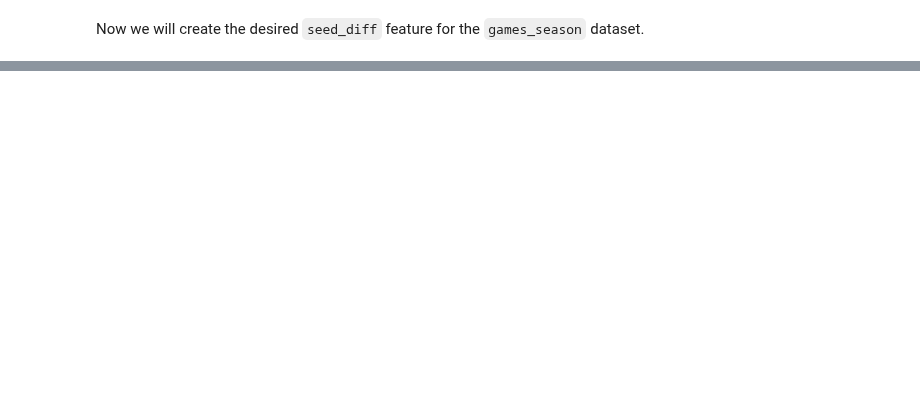
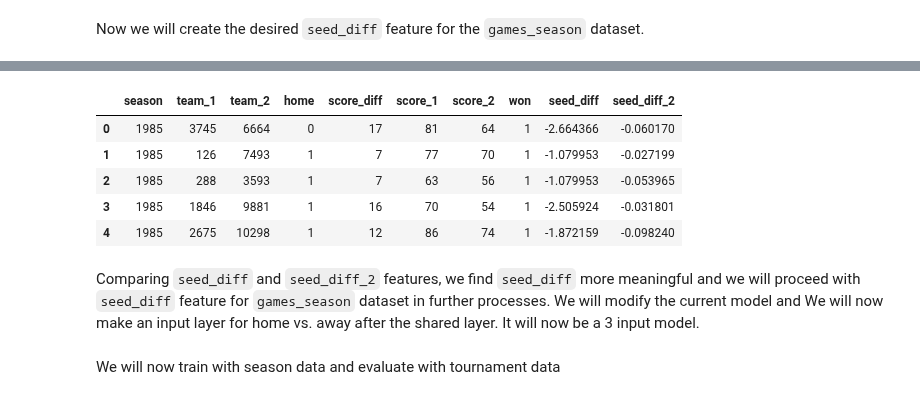
Before and after one commit to syednayeemridwan/data-science-projects, a Jupyter notebook: Basketball Game Output Prediction/Basketball ML.ipynb, the cells around one changed output, grey strips where cells are left out. Saved outputs shown, nothing was run; the diff lists cells and outputs as text; code cells hidden in the pictures; blank space fills up the shorter version.

```diff
--- a/Basketball Game Output Prediction/Basketball ML.ipynb
+++ b/Basketball Game Output Prediction/Basketball ML.ipynb
@@ -133,0 +218,9 @@ games_season.head()
+# %%
+# Get the team_1 column from the regular season data
+input_1 = games_tourney["team_1"]
+
+# Get the team_2 column from the regular season data
+input_2 = games_tourney["team_2"]
+
+# Fit the model to input 1 and 2, using score diff as a target
+model.fit([input_1, input_2], games_tourney["seed_diff"],  epochs=15, batch_size=2048, validation_split=.1, verbose=True)
@@ -133,0 +246,8 @@ games_season.head()
+# %%
+# Get the team_1 column from the regular season data
+input_1 = games_season["team_1"]
+
+# Get the team_2 column from the regular season data
+input_2 = games_season["team_2"]
+
+model.evaluate([input_1, input_2], games_season["seed_diff"])
@@ -133,0 +257,14 @@ games_season.head()
+# %%
+
+# Fit the model to input 1 and 2, using score diff as a target
+games_season["seed_diff_2"] = model.predict([input_1, input_2])
+games_season.head()
+# %% [output]
+|  | season | team_1 | team_2 | home | score_diff | score_1 | score_2 | won | seed_diff | seed_diff_2 |
+| 0 | 1985 | 3745 | 6664 | 0 | 17 | 81 | 64 | 1 | -2.664366 | -0.060170 |
+| 1 | 1985 | 126 | 7493 | 1 | 7 | 77 | 70 | 1 | -1.079953 | -0.027199 |
+| 2 | 1985 | 288 | 3593 | 1 | 7 | 63 | 56 | 1 | -1.079953 | -0.053965 |
+| 3 | 1985 | 1846 | 9881 | 1 | 16 | 70 | 54 | 1 | -2.505924 | -0.031801 |
+| 4 | 1985 | 2675 | 10298 | 1 | 12 | 86 | 74 | 1 | -1.872159 | -0.098240 |
+# %% [markdown]
+Comparing `seed_diff` and `seed_diff_2` features, we find `seed_diff` more meaningful and we will proceed with `seed_diff` feature for `games_season` dataset in further processes. We will modify the current model and We will now make an input layer for home vs. away after the shared layer. It will now be a 3 input model.
@@ -133,0 +294,2 @@ games_season.head()
+# %% [markdown]
+We will now train with season data and evaluate with tournament data
```
Also changed, not shown: parts of 18 cells of this notebook, 1 other file.
